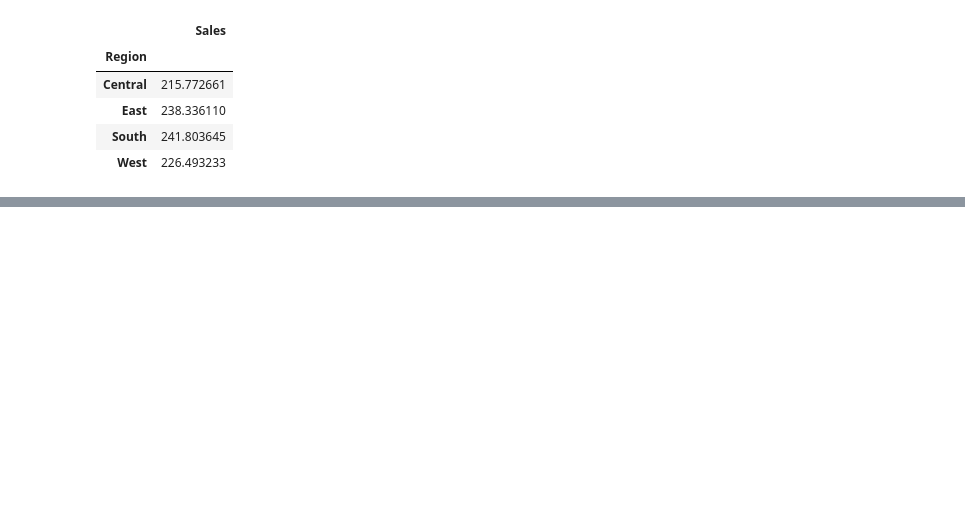
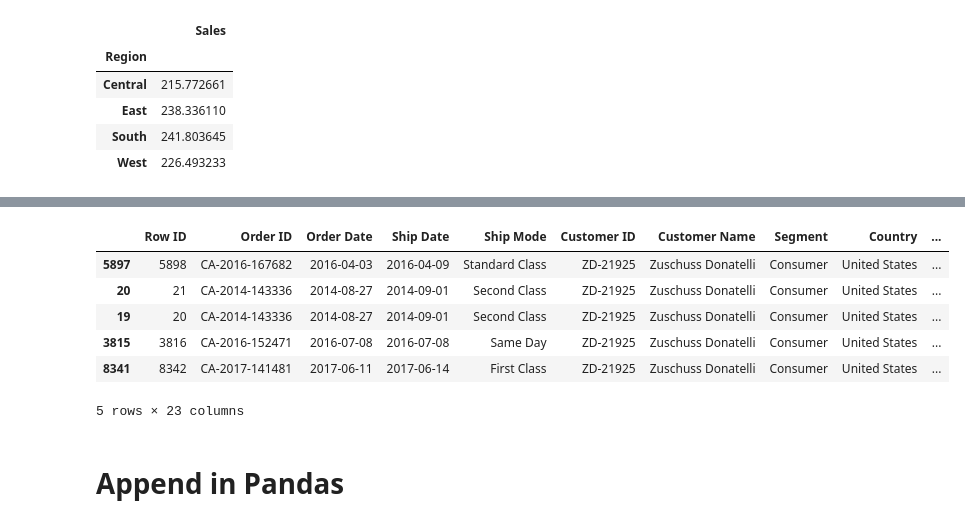
Before and after one commit to developervinoth/GWC-Python-Pandas, a Jupyter notebook: Python-Pandas.ipynb, the cells around one changed output, grey strips where cells are left out. Saved outputs shown, nothing was run; the diff lists cells and outputs as text; code cells hidden in the pictures; blank space fills up the shorter version.

```diff
--- a/Python-Pandas.ipynb
+++ b/Python-Pandas.ipynb
@@ -328,0 +309,4 @@ SalesDf.groupby()
+# %%
+SalesDf['CostPrice'] = SalesDf['Sales'] - SalesDf['Profit']
+# %%
+SalesDf['2%OfCostPrice'] = (SalesDf['CostPrice']* 2)/100
@@ -328,0 +319,7 @@ SalesDf.groupby()
+# %%
+# 5000 - 10000 Min Cost Price
+# 10000 - 20000 Acceptable Cost Price
+# >20000 Max Cost Price
+
+
+SalesDf['Level Of CostPrice'] = SalesDf['CostPrice'].apply()
@@ -328,0 +344,12 @@ SalesDf.groupby()
+# %%
+SalesDf.head(5)
+# %% [output]
+|  | Row ID | Order ID | Order Date | Ship Date | Ship Mode | Customer ID | Customer Name | Segment | Country | ... |
+| 5897 | 5898 | CA-2016-167682 | 2016-04-03 | 2016-04-09 | Standard Class | ZD-21925 | Zuschuss Donatelli | Consumer | United States | ... |
+| 20 | 21 | CA-2014-143336 | 2014-08-27 | 2014-09-01 | Second Class | ZD-21925 | Zuschuss Donatelli | Consumer | United States | ... |
+| 19 | 20 | CA-2014-143336 | 2014-08-27 | 2014-09-01 | Second Class | ZD-21925 | Zuschuss Donatelli | Consumer | United States | ... |
+| 3815 | 3816 | CA-2016-152471 | 2016-07-08 | 2016-07-08 | Same Day | ZD-21925 | Zuschuss Donatelli | Consumer | United States | ... |
+| 8341 | 8342 | CA-2017-141481 | 2017-06-11 | 2017-06-14 | First Class | ZD-21925 | Zuschuss Donatelli | Consumer | United States | ... |
+5 rows × 23 columns
+# %% [markdown]
+# Append in Pandas
```
Also changed, not shown: parts of 18 cells of this notebook, 2 other files.
